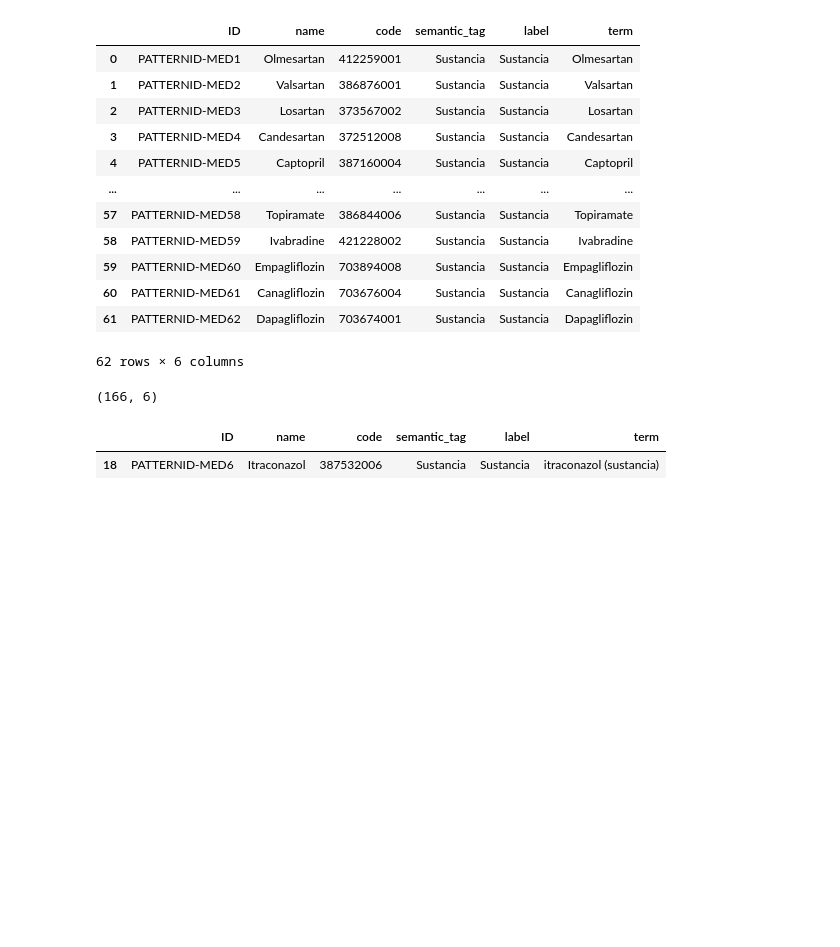
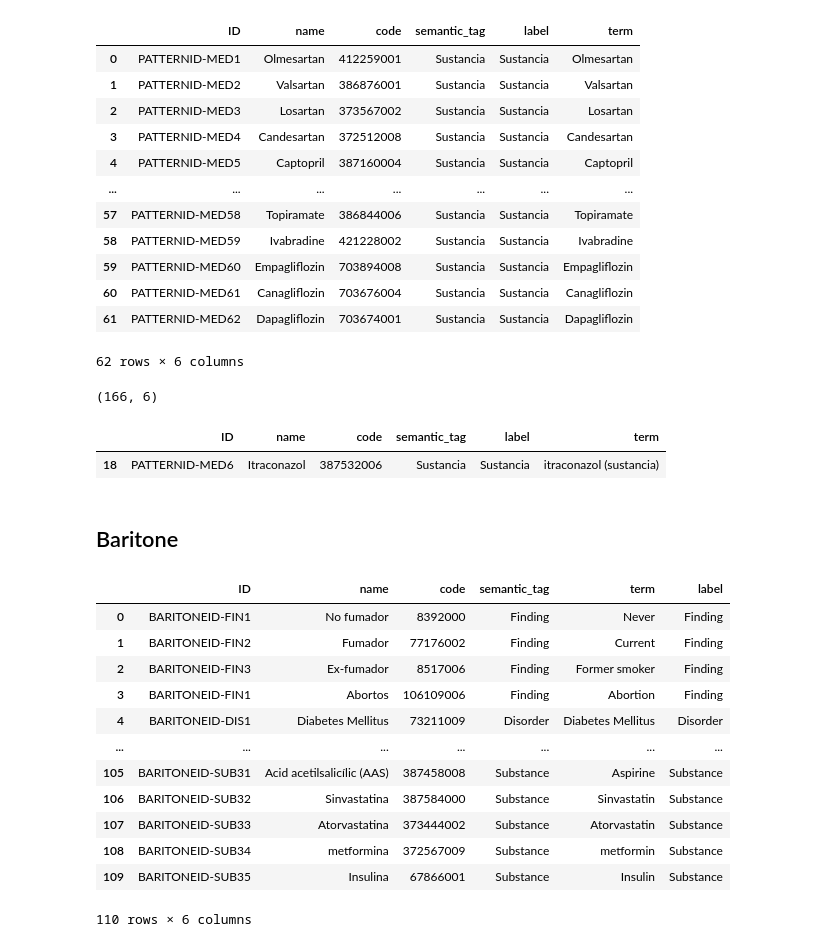
Before and after one commit to nlp4bia-bsc/dt4h-coverage-dash, a Jupyter notebook: notebooks/data-retrieval.ipynb, the cells around one changed output. Saved outputs shown, nothing was run; the diff lists cells and outputs as text; code cells hidden in the pictures; blank space fills up the shorter version.

Commit message:
BARITONE

```diff
--- a/notebooks/data-retrieval.ipynb
+++ b/notebooks/data-retrieval.ipynb
@@ -833,3 +833,62 @@ WRITE_VARIABLES = True
 DATA_VAR_OUT = os.path.join(PROJECT_VAR, "processed")
 if WRITE_VARIABLES:
     df_variables.to_csv(os.path.join(DATA_VAR_OUT, 'variables.tsv'), sep='\t', index=False)
+# %% [markdown]
+## Baritone
+# %%
+PROJECT = "BARITONE"
+PROJECT_VAR = os.path.join(VAR_DATA, PROJECT)
+# %%
+PROJECT_VAR_DATA = os.path.join(PROJECT_VAR, "raw")
+
+df_variables_orig = pd.read_csv(os.path.join(PROJECT_VAR_DATA, 'Clinical variables BARITONE.xlsx - Variables BSC.csv'),
+                                dtype=str)
+
+df_variables_orig.columns = df_variables_orig.columns.str.replace("\W", " ", regex=True).str.strip().str.replace("\s{2,}", " ", regex=True)
+
+d_cols = {'ID': 'ID',
+          'Spanish': 'name',
+          'Normalization': 'code',
+          'Type': 'semantic_tag',
+          'term': 'term',
+          'label': 'label'}
+
+df_variables_orig["Original Variable Name"] = df_variables_orig["Original Variable Name"].ffill()
+df_variables_orig["Type"] = df_variables_orig["Type"].bfill().ffill().str.capitalize()
+df_variables_orig = df_variables_orig[~df_variables_orig[["Spanish", "English"]].isnull().all(axis=1)]
+
+df_variables_orig = df_variables_orig[~df_variables_orig["Normalization"].isnull()]
+df_variables_orig = df_variables_orig[df_variables_orig['Normalization'].str.match(r'^\d+$')]
+
+df_variables_orig = df_variables_orig.reset_index(drop=True)
+
+
+df_variables_orig["label"] = df_variables_orig["Type"]
+
+# Terms are not informed so the English name is used if available. Otherwise, the Spanish name is used.
+df_variables_orig["term"] = df_variables_orig["English"].fillna(df_variables_orig["Spanish"])
+
+# Define the IDs
+# TODO: Remove this when the IDs are informed
+first_3_lets_tipo = df_variables_orig["Type"].str[:3].str.upper()
+idx_per_tipo = df_variables_orig.reset_index().groupby("Type")["index"].rank().astype(int).astype(str)
+df_variables_orig["ID"] = "BARITONEID-" + first_3_lets_tipo + idx_per_tipo
+
+df_variables_orig = df_variables_orig.loc[:, d_cols.keys()].rename(columns=d_cols)
+
+df_variables = df_variables_orig.copy()
+df_variables
+# %% [output]
+|  | ID | name | code | semantic_tag | term | label |
+| 0 | BARITONEID-FIN1 | No fumador | 8392000 | Finding | Never | Finding |
+| 1 | BARITONEID-FIN2 | Fumador | 77176002 | Finding | Current | Finding |
+| 2 | BARITONEID-FIN3 | Ex-fumador | 8517006 | Finding | Former smoker | Finding |
+| 3 | BARITONEID-FIN1 | Abortos | 106109006 | Finding | Abortion | Finding |
+| 4 | BARITONEID-DIS1 | Diabetes Mellitus | 73211009 | Disorder | Diabetes Mellitus | Disorder |
+| ... | ... | ... | ... | ... | ... | ... |
+| 105 | BARITONEID-SUB31 | Acid acetilsalicílic (AAS) | 387458008 | Substance | Aspirine | Substance |
+| 106 | BARITONEID-SUB32 | Sinvastatina | 387584000 | Substance | Sinvastatin | Substance |
+| 107 | BARITONEID-SUB33 | Atorvastatina | 373444002 | Substance | Atorvastatin | Substance |
+| 108 | BARITONEID-SUB34 | metformina | 372567009 | Substance | metformin | Substance |
+| 109 | BARITONEID-SUB35 | Insulina | 67866001 | Substance | Insulin | Substance |
+110 rows × 6 columns
```
Also changed, not shown: parts of 1 cell of this notebook, 3 other files.
